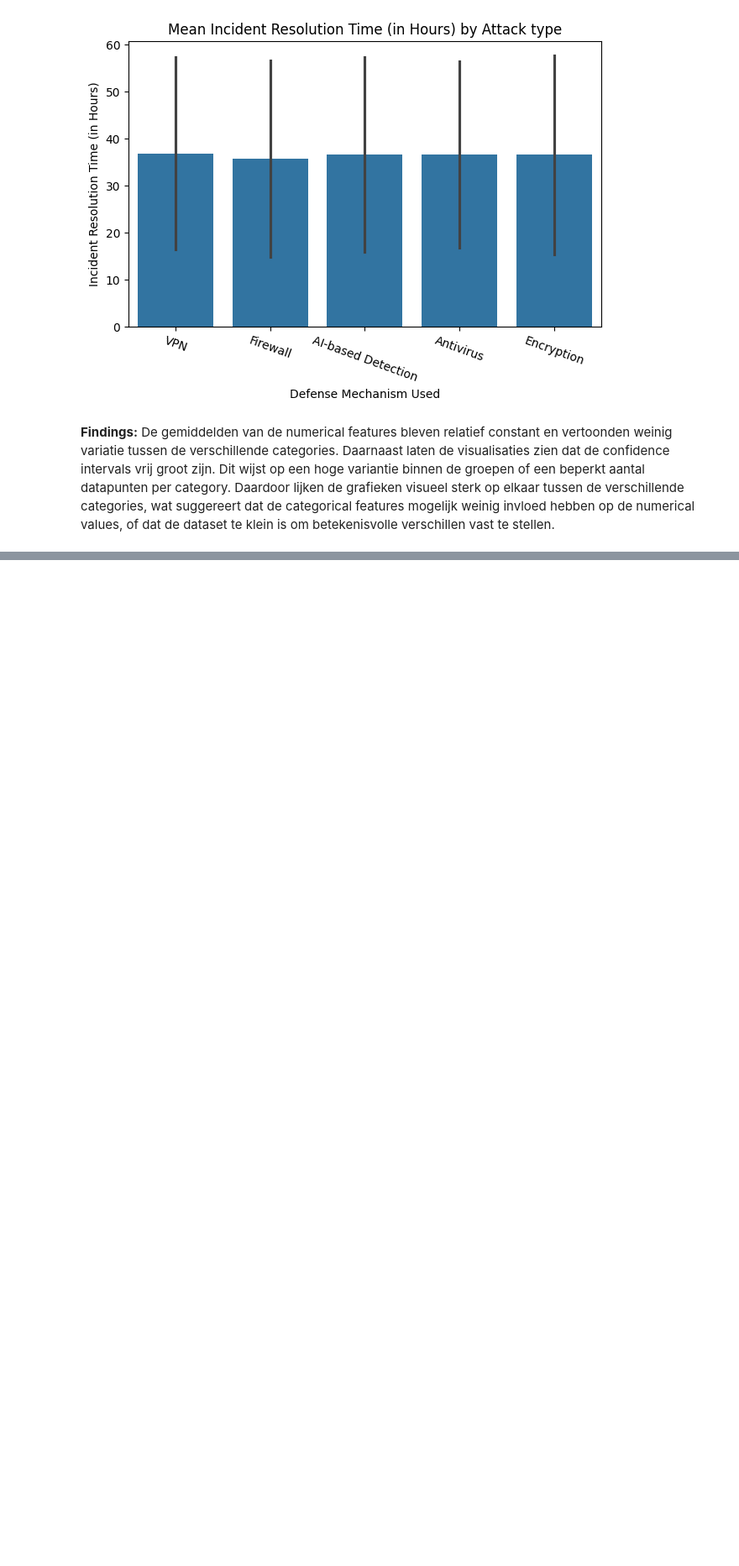
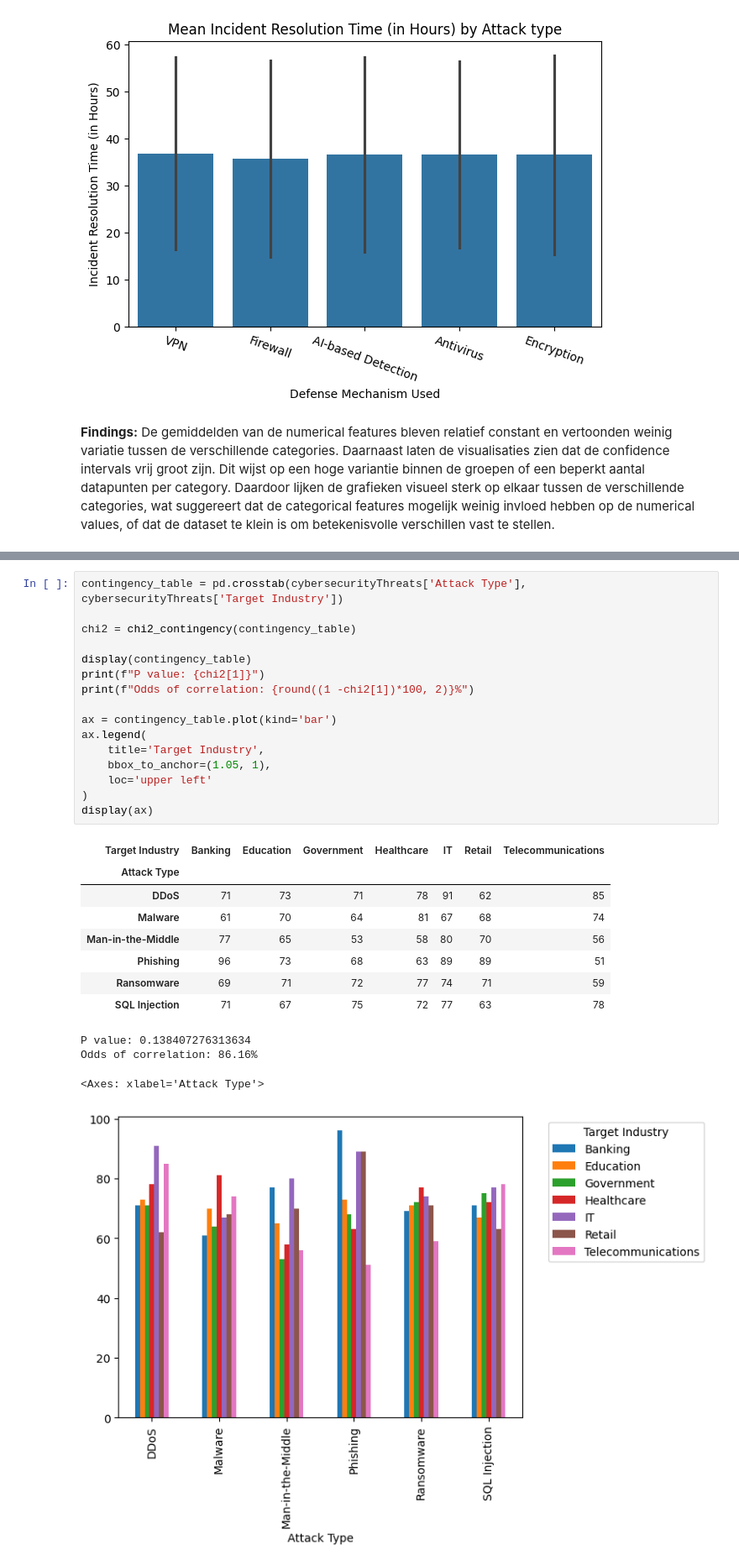
Before and after one commit to Vitja-Nosa/B1.4-lu2-notebooks, a Jupyter notebook: notebook_01.ipynb, the cells around one changed output, grey strips where cells are left out. Shown at 84% size. Cells and saved outputs as stored; diff of their text form; blank space fills up the shorter version.

```diff
--- a/notebook_01.ipynb
+++ b/notebook_01.ipynb
@@ -564,0 +633,29 @@ for col in numeric_cols:
+# %%
+contingency_table = pd.crosstab(cybersecurityThreats['Attack Type'], cybersecurityThreats['Target Industry'])
+
+chi2 = chi2_contingency(contingency_table)
+
+display(contingency_table)
+print(f"P value: {chi2[1]}")
+print(f"Odds of correlation: {round((1 -chi2[1])*100, 2)}%")
+
+ax = contingency_table.plot(kind='bar')
+ax.legend(
+    title='Target Industry',
+    bbox_to_anchor=(1.05, 1),
+    loc='upper left'
+)
+display(ax)
+# %% [output]
+| Target Industry | Banking | Education | Government | Healthcare | IT | Retail | Telecommunications |
+| Attack Type |  |  |  |  |  |  |  |
+| DDoS | 71 | 73 | 71 | 78 | 91 | 62 | 85 |
+| Malware | 61 | 70 | 64 | 81 | 67 | 68 | 74 |
+| Man-in-the-Middle | 77 | 65 | 53 | 58 | 80 | 70 | 56 |
+| Phishing | 96 | 73 | 68 | 63 | 89 | 89 | 51 |
+| Ransomware | 69 | 71 | 72 | 77 | 74 | 71 | 59 |
+| SQL Injection | 71 | 67 | 75 | 72 | 77 | 63 | 78 |
+P value: 0.138407276313634
+Odds of correlation: 86.16%
+<Axes: xlabel='Attack Type'>
+[figure, added]
```
Also changed, not shown: parts of 9 cells of this notebook.
